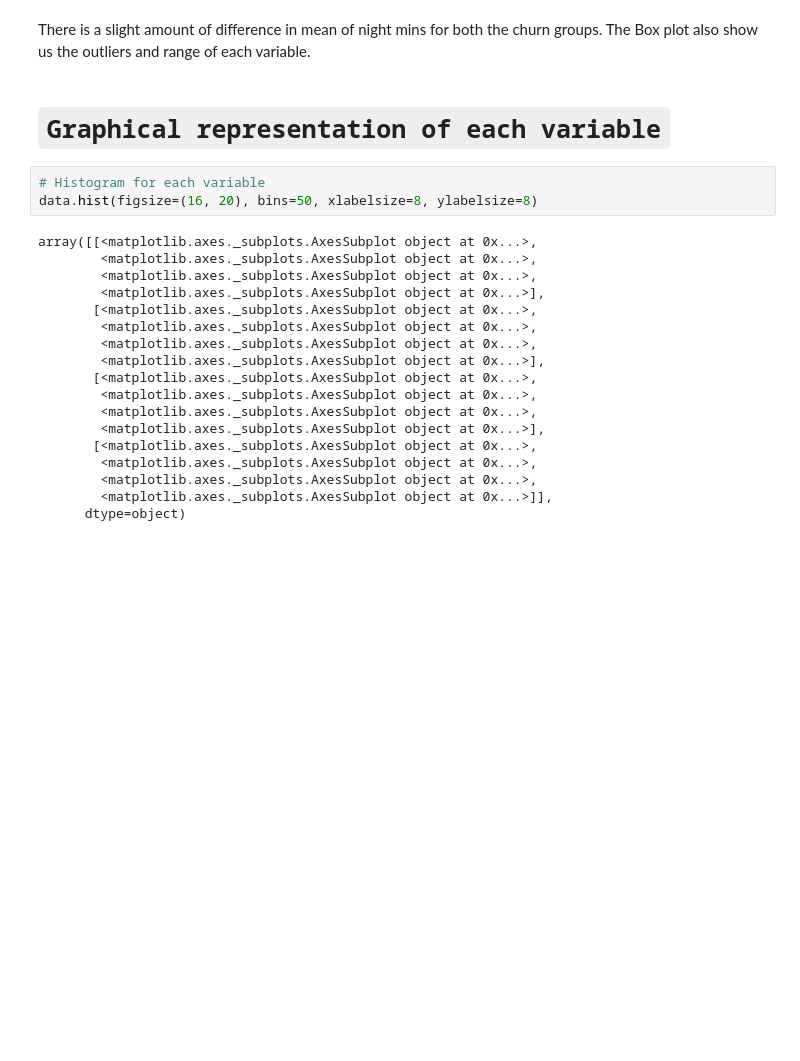
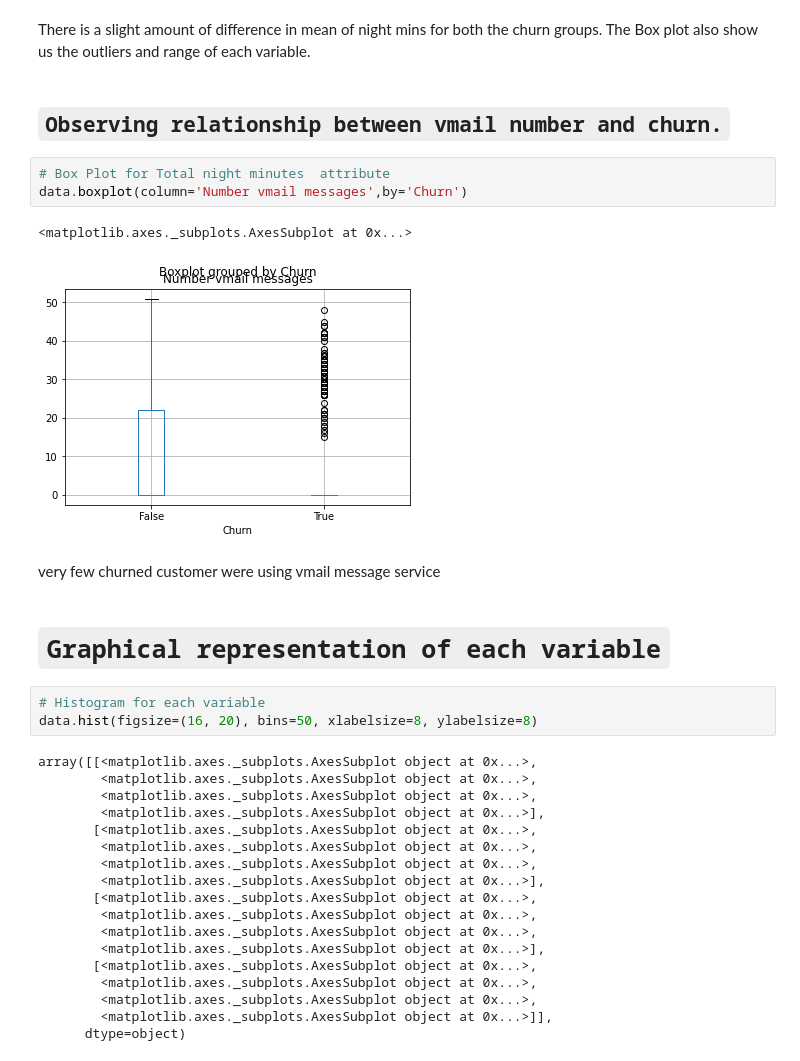
Before and after one commit to Aakash0505/CAPSTONE_1, a Jupyter notebook: Telecom_Churn_Analysis_Capstone_Project_AAKASH_AGRAWAL.ipynb, the cells around one changed output. Drawn from its saved outputs; the diff is of its cells as text; blank space fills up the shorter version.

```diff
--- a/Telecom_Churn_Analysis_Capstone_Project_AAKASH_AGRAWAL.ipynb
+++ b/Telecom_Churn_Analysis_Capstone_Project_AAKASH_AGRAWAL.ipynb
@@ -299,5 +292,15 @@ data.boxplot(column='Total night minutes',by='Churn')
 # %% [markdown]
 There is a slight amount of difference in mean of night mins for both the churn groups. The Box plot also show us the outliers and range of each variable.
+# %% [markdown]
+## **`Observing relationship between vmail number and churn.`**
+# %%
+# Box Plot for Total night minutes  attribute
+data.boxplot(column='Number vmail messages',by='Churn')
+# %% [output]
+<matplotlib.axes._subplots.AxesSubplot at 0x...>
+[figure, added]
+# %% [markdown]
+very few churned customer were using vmail message service
 # %% [markdown]
 # `Graphical representation of each variable`
 # %%
```
Also changed, not shown: parts of 11 cells of this notebook.
